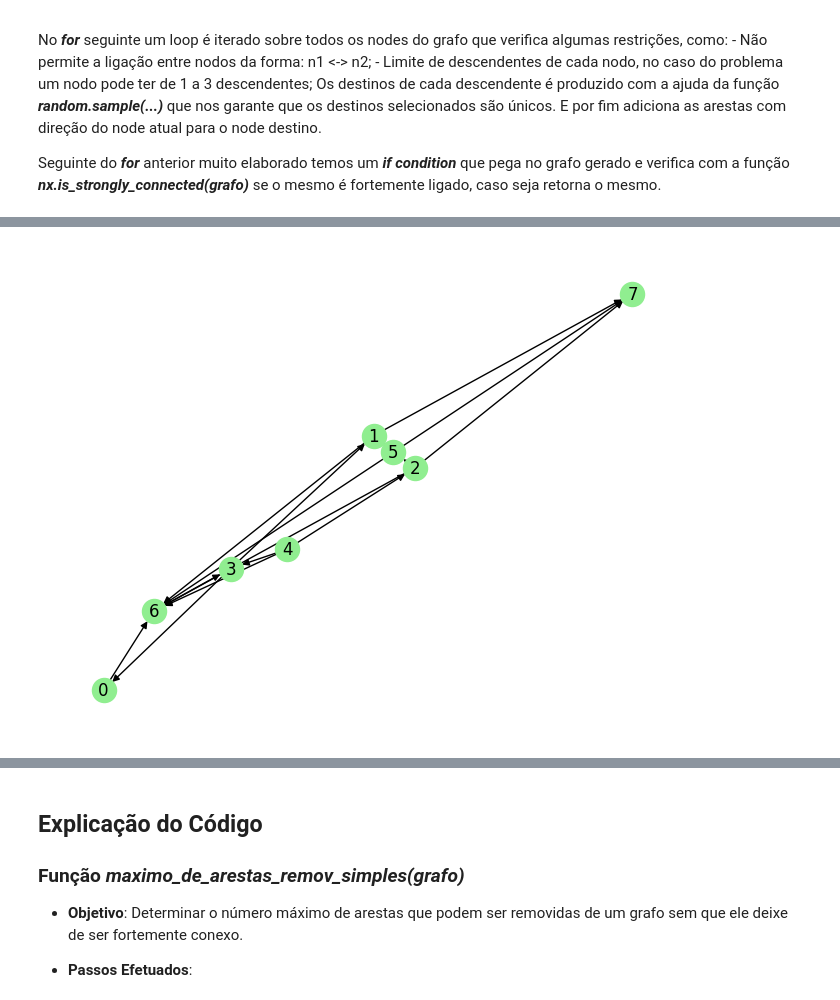
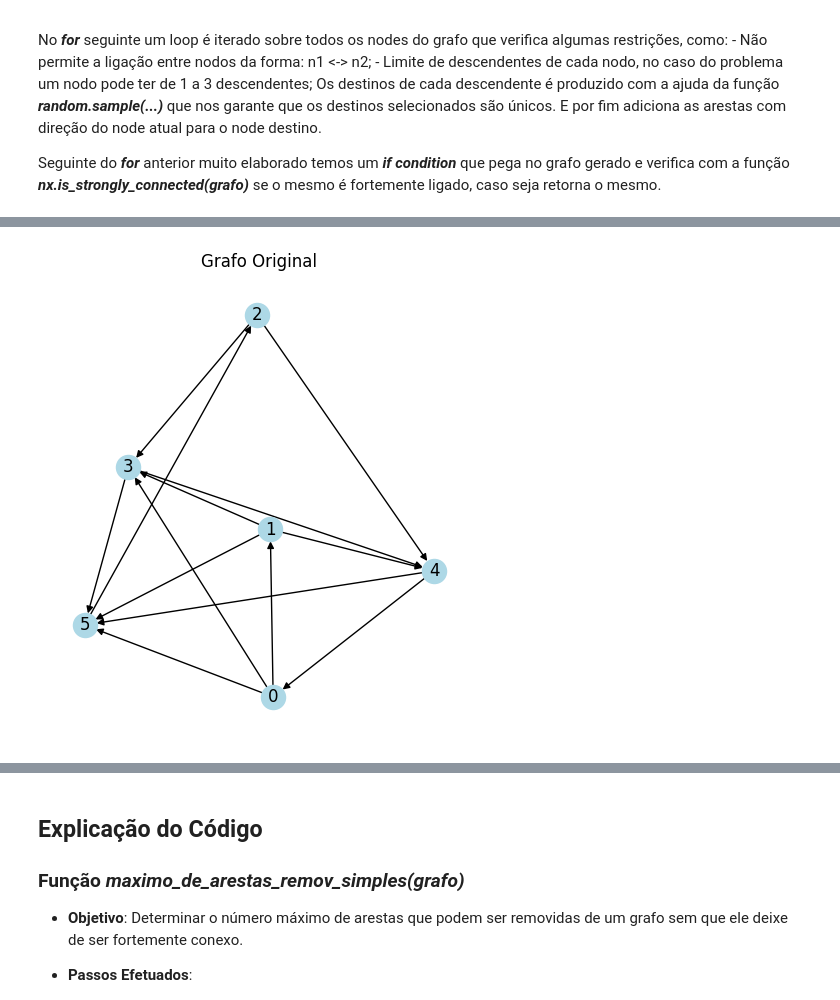
Before and after one commit to 27Nizzo/Logica-Comp.-TP-s, a Jupyter notebook: tp1pt2.ipynb, the cells around one changed output, grey strips where cells are left out. Saved outputs shown, nothing was run; the diff lists cells and outputs as text; code cells hidden in the pictures.

```diff
--- a/tp1pt2.ipynb
+++ b/tp1pt2.ipynb
@@ -134,76 +119,85 @@ Seguinte do **for** anterior muito elaborado temos um **if condition** que pega
     - Caso a/as aresta/as removida/as causar que o grafo fique não orientado ligado temos que voltar a adicionar a/as aresta/as;
 # %%
 import networkx as nx
-from z3 import Solver, Bool, Sum, If, And
+from ortools.linear_solver import pywraplp
 import random
 import matplotlib.pyplot as plt
 
-N = random.randint(6, 10)
-
-def geraGrafo(N):
+def geraGrafo(min_nodes=6, max_nodes=10):
+    N = random.randint(min_nodes, max_nodes)
     grafo = nx.DiGraph()
     grafo.add_nodes_from(range(N))
 
     for node in range(N):
-        desc = random.randint(1, 3)
-        dests = random.sample([n for n in range(N) if n != node], desc)
-        for dest in dests:
-            if not grafo.has_edge(dest, node):
-                grafo.add_edge(node, dest)
+        possible_dests = [n for n in range(N) if n != node and not grafo.has_edge(n, node)]
+        desc = min(random.randint(1, 3), len(possible_dests))
+        dest = random.sample(possible_dests, desc)
+        grafo.add_edges_from((node, d) for d in dest)
 
     return grafo
 
-def solve(grafo):
-    solver = Solver()
-    N = len(grafo.nodes())
+def solve(graph):
+    solver = pywraplp.Solver.CreateSolver('SCIP')
+    N = len(graph.nodes())
 
     # Criação de variáveis para as arestas
     E = {}
-    for a, b in grafo.edges():
-        E[(a, b)] = Bool(f"E[{a},{b}]")
+    for a, b in graph.edges():
+        E[(a, b)] = solver.BoolVar(f"E[{a},{b}]")
 
-    # Restrições de conectividade
+    # Adicionar restrições de conectividade
     for o in range(N):
         for d in range(N):
             if o != d:
-                paths = list(nx.all_simple_paths(grafo, source=o, target=d))
-                if paths:
-                    # Pelo menos um caminho deve estar disponível entre 'o' e 'd'
-                    solver.add(Sum([If(And([E[(p[i], p[i+1])] for i in range(len(p) - 1)]), 1, 0) for p in paths]) >= 1)
+                # Garantir que exista um fluxo entre 'o' e 'd'
+                solver.Add(solver.Sum(E[(a, b)] for a, b in graph.edges() if a == o and (a, b) in E) -
+                           solver.Sum(E[(b, a)] for a, b in graph.edges() if b == o and (b, a) in E) >= 1)
 
-    # Maximizar o número de arestas removidas mantendo a conectividade
-    solver.add(Sum([If(E[(a, b)], 1, 0) for a, b in grafo.edges()]) <= len(grafo.edges()) - 1)
+                solver.Add(solver.Sum(E[(b, a)] for a, b in graph.edges() if b == d and (b, a) in E) -
+                           solver.Sum(E[(a, b)] for a, b in graph.edges() if a == d and (a, b) in E) >= 1)
+
+    # Minimizar o número de arestas utilizadas
+    solver.Minimize(solver.Sum([E[(a, b)] for a, b in graph.edges()]))
 
     # Resolver o problema
-    if solver.check() == z3.sat:
-        model = solver.model()
+    status = solver.Solve()
+
+    # Verificar o status da solução
+    if status == pywraplp.Solver.INFEASIBLE:
+        print("No feasible solution.")
+        return None, 0, []
+    elif status == pywraplp.Solver.OPTIMAL:
         print("> Solution is optimal.")
 
-        # Criar o grafo de saída e contar as arestas removidas
-        resultado_grafo = nx.DiGraph()
-        arestas_removidas = []
-        for (a, b) in grafo.edges():
-            if not model[E[(a, b)]]:
-                arestas_removidas.append((a, b))
-            else:
-                resultado_grafo.add_edge(a, b)
+    # Criar o grafo de saída e lista de arestas removidas
+    resultado_grafo = nx.DiGraph()
+    lista_arestas_removidas = []
+    for (a, b) in graph.edges():
+        if E[(a, b)].solution_value() > 0:
+            resultado_grafo.add_edge(a, b)
+        else:
+            lista_arestas_removidas.append((a, b))
 
-        return resultado_grafo, len(arestas_removidas), arestas_removidas
-    else:
-        print("Not feasible.")
-        return None, 0, []
+    max_arestas_removidas = len(lista_arestas_removidas)
+    return resultado_grafo, max_arestas_removidas, lista_arestas_removidas
 
 # Exemplo de uso
-grafo = geraGrafo(N)
+grafo = geraGrafo()
 resultado_grafo, max_arestas_removidas, lista_arestas_removidas = solve(grafo)
 
 # Guardar o número máximo de arestas removidas numa lista
 arestas_removidas_lista = [max_arestas_removidas]
 
-# Desenhar o segundo grafo
-if resultado_grafo:
-    nx.draw(resultado_grafo, with_labels=True, node_color='lightgreen', arrows=True)
-    plt.show()
+# Desenhar o grafo original
+plt.figure(figsize=(12, 6))
+plt.subplot(121)
+nx.draw(grafo, with_labels=True, node_color='lightblue', arrows=True)
+plt.title("Grafo Original")
+
+# Desenhar o grafo resultante
+
+
+plt.show()
 
 print(f"Máximo de arestas removidas: {max_arestas_removidas}")
 print(f"Arestas removidas: {lista_arestas_removidas}")
@@ -213 +206 @@ Arestas que podem ser removidas: []
-[figure, old version]
+[figure, new version]
```
Also changed, not shown: parts of 3 cells of this notebook.
